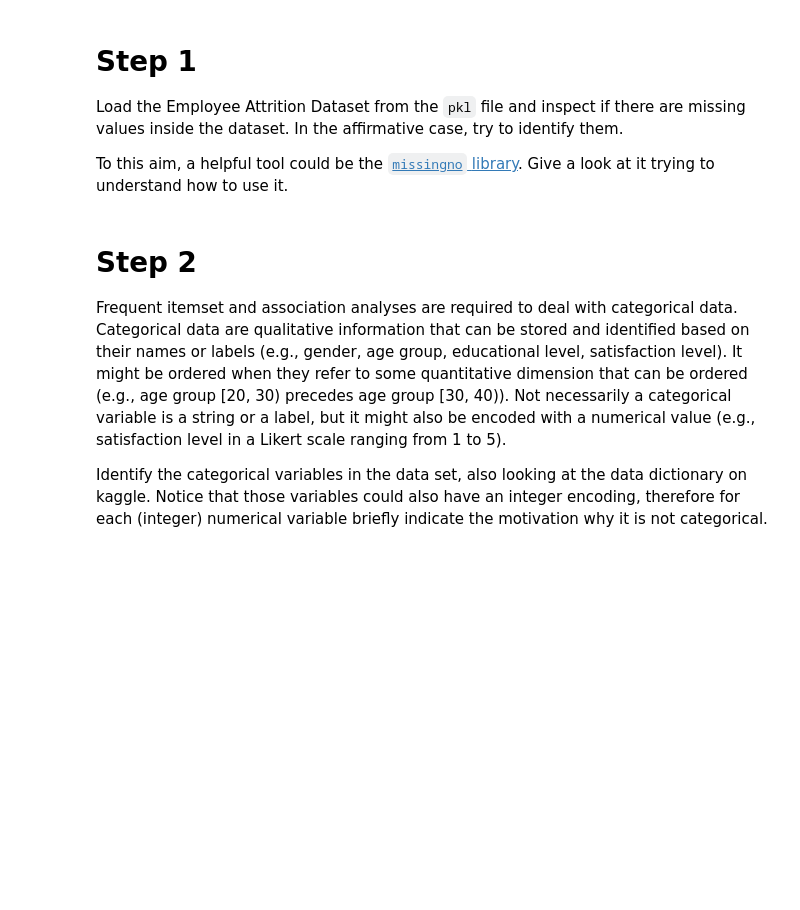
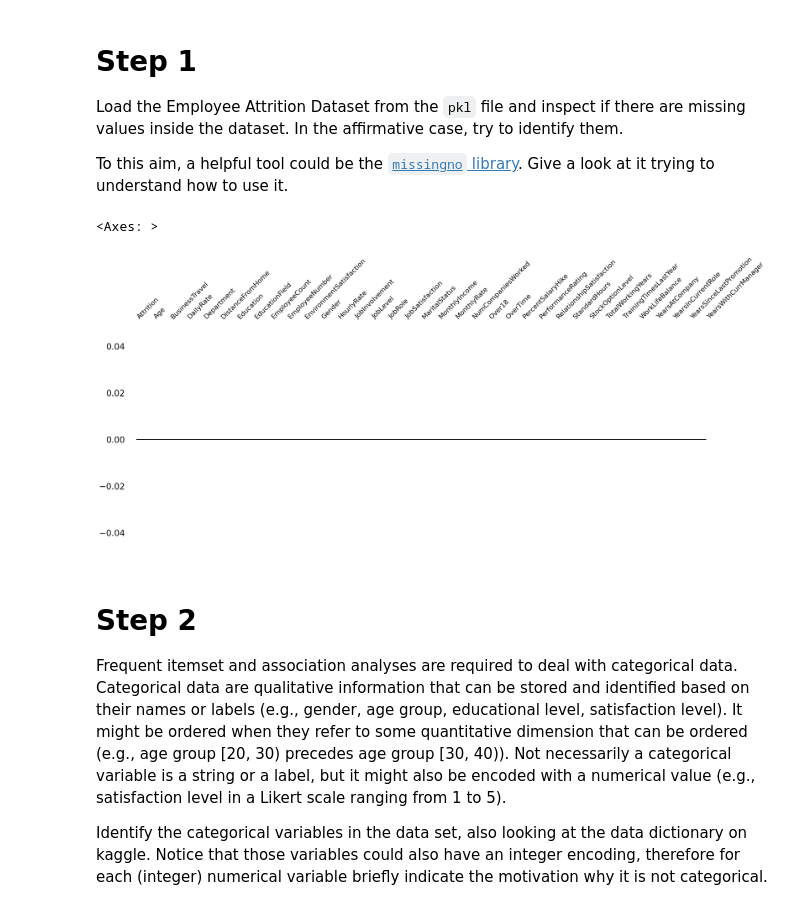
Before and after one commit to persello/daml-notebooks, a Jupyter notebook: 10/02-frequent-itemsets-analyses.ipynb, the cells around one changed output. Saved outputs shown, nothing was run; the diff lists cells and outputs as text; code cells hidden in the pictures; blank space fills up the shorter version.

```diff
--- a/10/02-frequent-itemsets-analyses.ipynb
+++ b/10/02-frequent-itemsets-analyses.ipynb
@@ -56,3 +53,18 @@ raise NotImplementedError()
+# %%
+try:
+    import missingno
+except ImportError:
+    os.system('pip install missingno')
+
+import pandas as pd
+
+df = pd.read_pickle('employee-attrition.pkl')
+
+%matplotlib inline
+missingno.dendrogram(df)
+# %% [output]
+<Axes: >
+[figure, added]
 # %% [markdown]
 # Step 2
 
```
Also changed, not shown: parts of 13 cells of this notebook, 1 other file.
